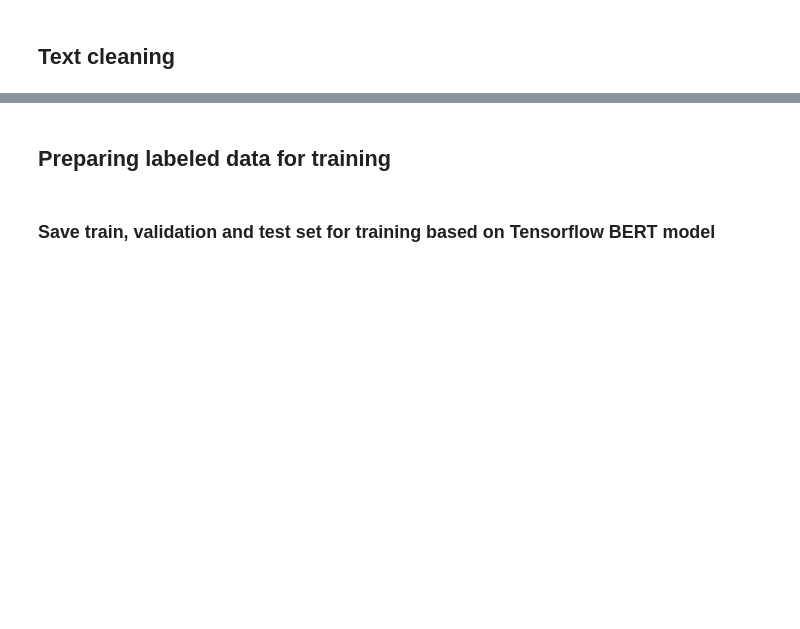
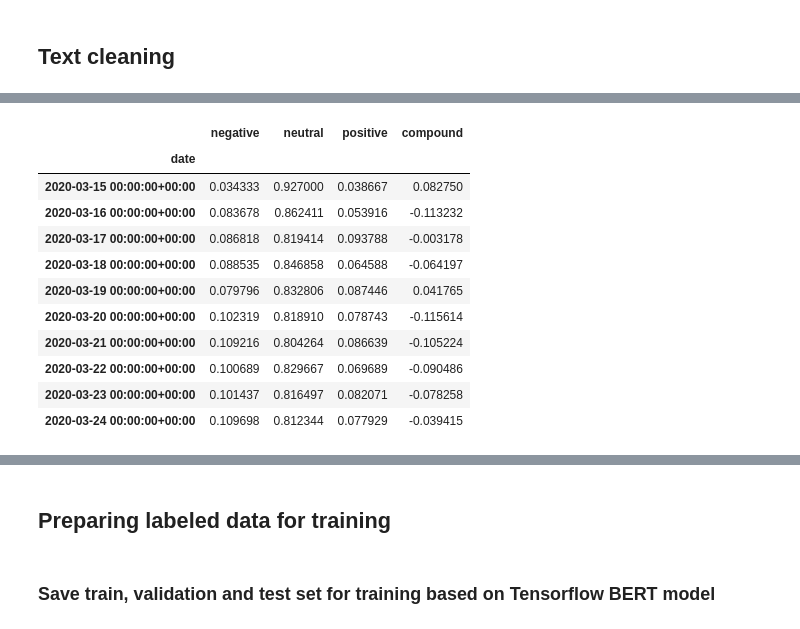
Before and after one commit to esraguzel/dsc-capstone-project-v2-onl01-dtsc-ft-012120, a Jupyter notebook: extract_tweets.ipynb, the cells around one changed output, grey strips where cells are left out. Drawn from its saved outputs; the diff is of its cells as text; code cells hidden in the pictures; blank space fills up the shorter version.

```diff
--- a/extract_tweets.ipynb
+++ b/extract_tweets.ipynb
@@ -240,0 +326,16 @@ def preprocess(text):
+# %%
+av_daily = df_.resample('D').mean()
+av_daily.head(10)
+# %% [output]
+|  | negative | neutral | positive | compound |
+| date |  |  |  |  |
+| 2020-03-15 00:00:00+00:00 | 0.034333 | 0.927000 | 0.038667 | 0.082750 |
+| 2020-03-16 00:00:00+00:00 | 0.083678 | 0.862411 | 0.053916 | -0.113232 |
+| 2020-03-17 00:00:00+00:00 | 0.086818 | 0.819414 | 0.093788 | -0.003178 |
+| 2020-03-18 00:00:00+00:00 | 0.088535 | 0.846858 | 0.064588 | -0.064197 |
+| 2020-03-19 00:00:00+00:00 | 0.079796 | 0.832806 | 0.087446 | 0.041765 |
+| 2020-03-20 00:00:00+00:00 | 0.102319 | 0.818910 | 0.078743 | -0.115614 |
+| 2020-03-21 00:00:00+00:00 | 0.109216 | 0.804264 | 0.086639 | -0.105224 |
+| 2020-03-22 00:00:00+00:00 | 0.100689 | 0.829667 | 0.069689 | -0.090486 |
+| 2020-03-23 00:00:00+00:00 | 0.101437 | 0.816497 | 0.082071 | -0.078258 |
+| 2020-03-24 00:00:00+00:00 | 0.109698 | 0.812344 | 0.077929 | -0.039415 |
```
Also changed, not shown: parts of 14 cells of this notebook.
